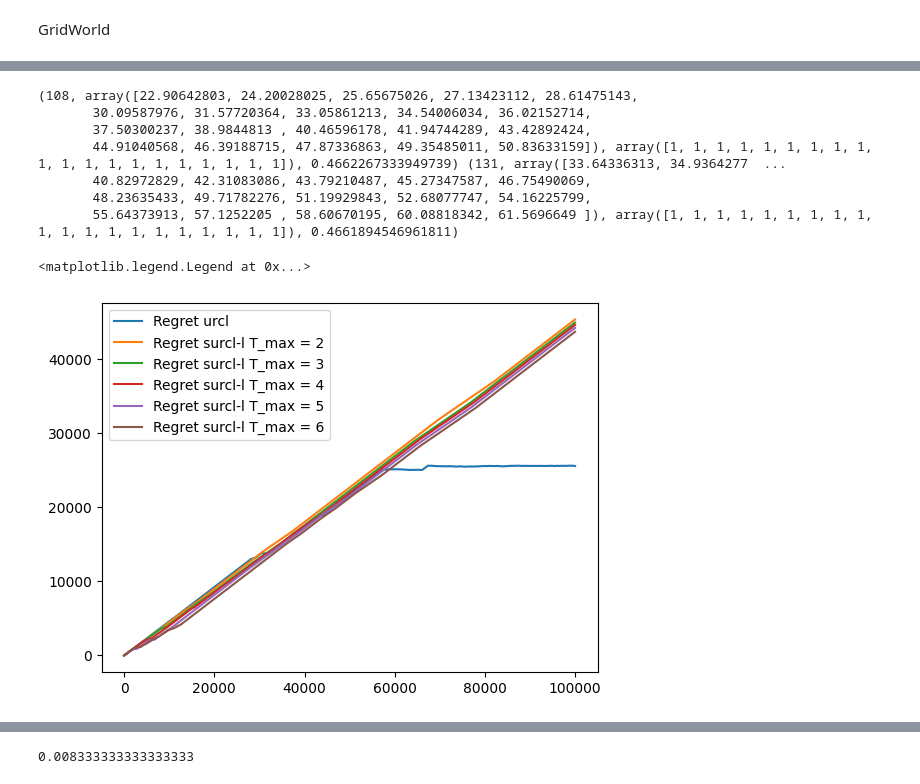
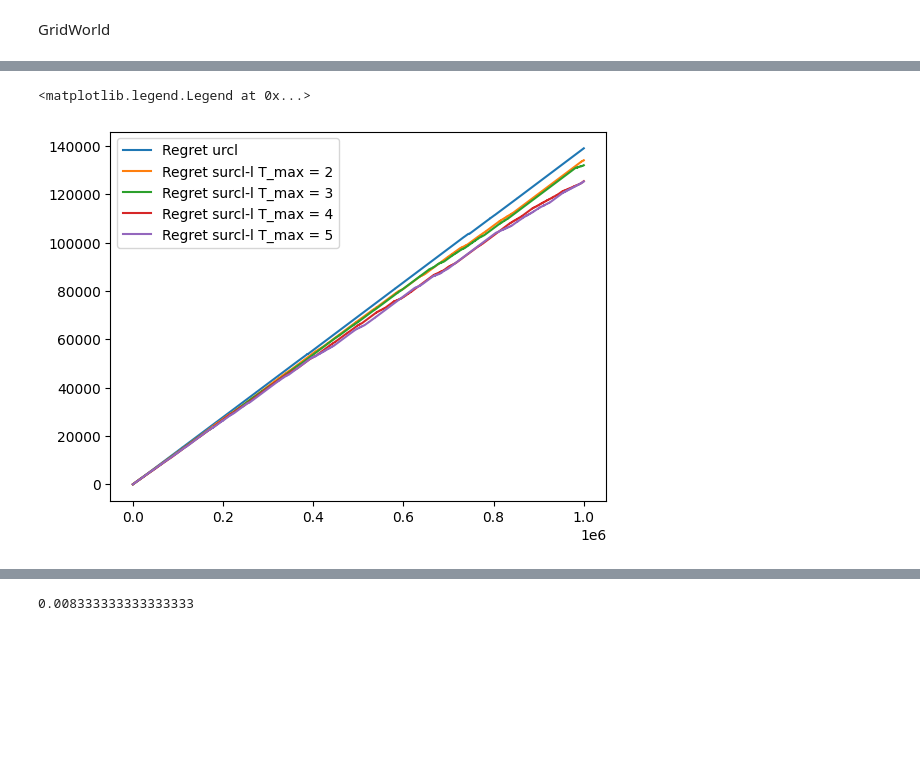
Before and after one commit to Asbjoern00/Bachelor_code, a Jupyter notebook: experiments.ipynb, the cells around one changed output, grey strips where cells are left out. Saved outputs shown, nothing was run; the diff lists cells and outputs as text; code cells hidden in the pictures; blank space fills up the shorter version.

```diff
--- a/experiments.ipynb
+++ b/experiments.ipynb
@@ -87,33 +99,52 @@ plt.legend()
 # %%
 # Sanity check
 
-env_ucrl = rs.riverswim(nS=20, T_max=1)
-ucrl_naive = ucrl.UCRL2_L(nS=20, nA = 2, delta = 0.05/4)
+env_ucrl = gw.grid_world(nS=49, T_max=1)
+ucrl_naive = ucrl.UCRL2(nS=49, nA = 4, delta = 0.05/4)
 
-env_smdp1 = rs.riverswim(nS=20, T_max=1)
-smdp_ucrl1 = ucrlS.UCRL_SMDP(nS = 20, nA = 2, delta = 0.05, b_r=1,b_tau=1,sigma_r=None, sigma_tau=None, r_max=1,tau_min=1, tau_max=None, T_max = 1,imprv=0)
 
-env_smdp2 = rs.riverswim(nS=20, T_max=2)
-smdp_ucrl2 = ucrlS.UCRL_SMDP(nS = 20, nA = 2, delta = 0.05, b_r=1,b_tau=1,sigma_r=None, sigma_tau=None, r_max=1,tau_min=1, tau_max=None, T_max = 2,imprv=0)
+env_smdp2 = gw.grid_world(nS=49, T_max=2)
+smdp_ucrl2 = ucrlS.UCRL_SMDP(nS = 49, nA = 4, delta = 0.05, b_r=1,b_tau=1,sigma_r=None, sigma_tau=None, r_max=1,tau_min=1, tau_max=None, T_max = 2,imprv=0)
 
-env_smdp3 = rs.riverswim(nS=20, T_max=3)
-smdp_ucrl3 = ucrlS.UCRL_SMDP(nS = 20, nA = 2, delta = 0.05, b_r=1,b_tau=1,sigma_r=None, sigma_tau=None, r_max=1,tau_min=1, tau_max=None, T_max = 3,imprv=0)
+env_smdp3 = gw.grid_world(nS=49, T_max=3)
+smdp_ucrl3 = ucrlS.UCRL_SMDP(nS = 49, nA = 4, delta = 0.05, b_r=1,b_tau=1,sigma_r=None, sigma_tau=None, r_max=1,tau_min=1, tau_max=None, T_max = 3,imprv=0)
 
-env_smdp4 = rs.riverswim(nS=20, T_max=4)
-smdp_ucrl4 = ucrlS.UCRL_SMDP(nS = 20, nA = 2, delta = 0.05, b_r=1,b_tau=1,sigma_r=None, sigma_tau=None, r_max=1,tau_min=1, tau_max=None, T_max = 4,imprv=0)
+env_smdp4 = gw.grid_world(nS=49, T_max=4)
+smdp_ucrl4 = ucrlS.UCRL_SMDP(nS = 49, nA = 4, delta = 0.05, b_r=1,b_tau=1,sigma_r=None, sigma_tau=None, r_max=1,tau_min=1, tau_max=None, T_max = 4,imprv=0)
 
-env_smdp5 = rs.riverswim(nS=20, T_max=5)
-smdp_ucrl5 = ucrlS.UCRL_SMDP(nS = 20, nA = 2, delta = 0.05, b_r=1,b_tau=1,sigma_r=None, sigma_tau=None, r_max=1,tau_min=1, tau_max=None, T_max = 5,imprv=0)
+env_smdp5 = gw.grid_world(nS=49, T_max=5)
+smdp_ucrl5 = ucrlS.UCRL_SMDP(nS = 49, nA = 4, delta = 0.05, b_r=1,b_tau=1,sigma_r=None, sigma_tau=None, r_max=1,tau_min=1, tau_max=None, T_max = 5,imprv=0)
 
-env_smdp6 = rs.riverswim(nS=20, T_max=6)
-smdp_ucrl6 = ucrlS.UCRL_SMDP(nS = 20, nA = 2, delta = 0.05, b_r=1,b_tau=1,sigma_r=None, sigma_tau=None, r_max=1,tau_min=1, tau_max=None, T_max = 6,imprv=0)
+env_smdp6 = gw.grid_world(nS=49, T_max=6)
+smdp_ucrl6 = ucrlS.UCRL_SMDP(nS = 49, nA = 4, delta = 0.05, b_r=1,b_tau=1,sigma_r=None, sigma_tau=None, r_max=1,tau_min=1, tau_max=None, T_max = 6,imprv=0)
 
 _,_,_,gstar = utils.VI(env_ucrl)
+
+reward_ucrl,tau_ucrl,_,_ = utils.run_experiment(env_ucrl, ucrl_naive, T = 10**6)
+regret_ucrl = utils.calc_regret(reward=reward_ucrl, tau = tau_ucrl, optimal_gain=gstar)
+
+
+reward_sucrl2,tau_sucrl2,_,_ = utils.run_experiment(env_smdp2, smdp_ucrl2, T =  10**6)
+regret_sucrl2 = utils.calc_regret(reward=reward_sucrl2, tau = tau_sucrl2, optimal_gain=gstar)
+
+reward_sucrl3,tau_sucrl3,_,_ = utils.run_experiment(env_smdp3, smdp_ucrl3, T =  10**6)
+regret_sucrl3 = utils.calc_regret(reward=reward_sucrl3, tau = tau_sucrl3, optimal_gain=gstar)
+
+reward_sucrl4,tau_sucrl4,_,_ = utils.run_experiment(env_smdp4, smdp_ucrl4, T =  10**6)
+regret_sucrl4 = utils.calc_regret(reward=reward_sucrl4, tau = tau_sucrl4, optimal_gain=gstar)
+
+reward_sucrl5,tau_sucrl5,_,_ = utils.run_experiment(env_smdp5, smdp_ucrl5, T =  10**6)
+regret_sucrl5 = utils.calc_regret(reward=reward_sucrl5, tau = tau_sucrl5, optimal_gain=gstar)
+
+
+plt.plot(regret_ucrl, label = "Regret urcl")
+plt.plot(regret_sucrl2, label = "Regret surcl-l T_max = 2")
+plt.plot(regret_sucrl3, label = "Regret surcl-l T_max = 3")
+plt.plot(regret_sucrl4, label = "Regret surcl-l T_max = 4")
+plt.plot(regret_sucrl5, label = "Regret surcl-l T_max = 5")
+
+
+plt.legend()
 # %% [output]
-(108, array([22.90642803, 24.20028025, 25.65675026, 27.13423112, 28.61475143,
-       30.09587976, 31.57720364, 33.05861213, 34.54006034, 36.02152714,
-       37.50300237, 38.9844813 , 40.46596178, 41.94744289, 43.42892424,
-       44.91040568, 46.39188715, 47.87336863, 49.35485011, 50.83633159]), array([1, 1, 1, 1, 1, 1, 1, 1, 1, 1, 1, 1, 1, 1, 1, 1, 1, 1, 1, 1]), 0.4662267333949739) (131, array([33.64336313, 34.9364277  ...
-       40.82972829, 42.31083086, 43.79210487, 45.27347587, 46.75490069,
-       48.23635433, 49.71782276, 51.19929843, 52.68077747, 54.16225799,
-       55.64373913, 57.1252205 , 58.60670195, 60.08818342, 61.5696649 ]), array([1, 1, 1, 1, 1, 1, 1, 1, 1, 1, 1, 1, 1, 1, 1, 1, 1, 1, 1, 1]), 0.4661894546961811)
+<matplotlib.legend.Legend at 0x...>
+[figure, added]
@@ -139,14 +150,0 @@ regret_sucrl6 = utils.calc_regret(reward=reward_sucrl6, tau = tau_sucrl6, optima
-# %%
-plt.plot(regret_ucrl, label = "Regret urcl")
-
-plt.plot(regret_sucrl2, label = "Regret surcl-l T_max = 2")
-plt.plot(regret_sucrl3, label = "Regret surcl-l T_max = 3")
-plt.plot(regret_sucrl4, label = "Regret surcl-l T_max = 4")
-plt.plot(regret_sucrl5, label = "Regret surcl-l T_max = 5")
-plt.plot(regret_sucrl6, label = "Regret surcl-l T_max = 6")
-
-
-plt.legend()
-# %% [output]
-<matplotlib.legend.Legend at 0x...>
-[figure, removed]
```
Also changed, not shown: parts of 10 cells of this notebook, 2 other files.
